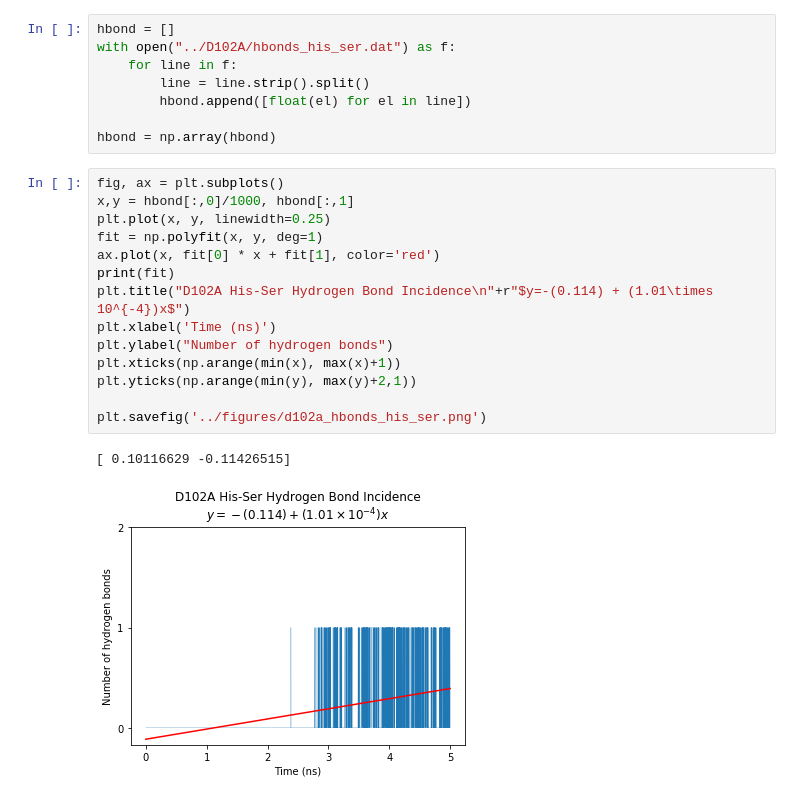
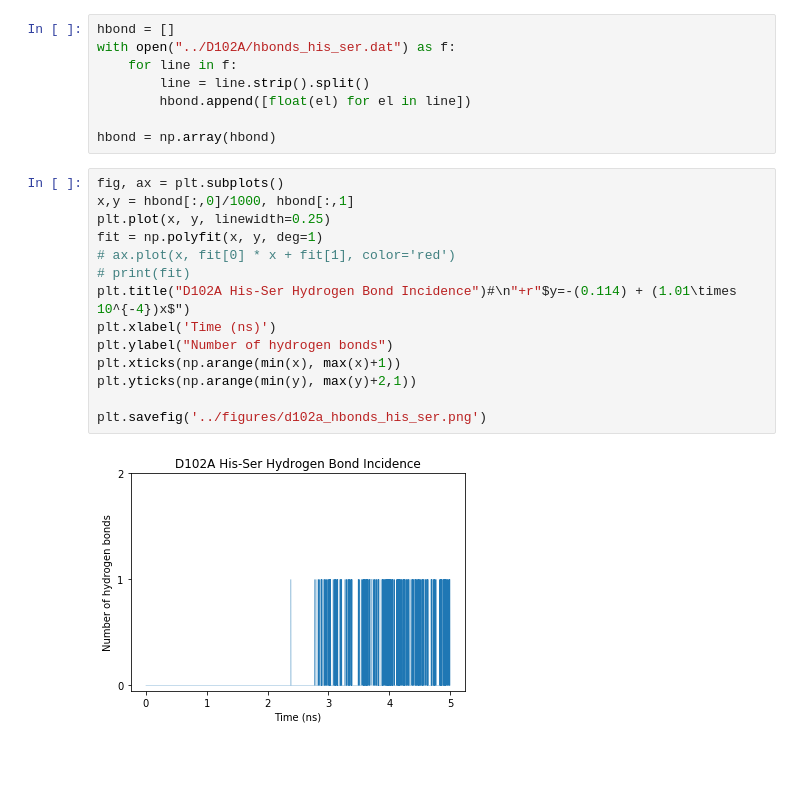
Before and after one commit to zdavidli/compbio, a Jupyter notebook: final/notebooks/D102A.ipynb, the cells around one changed output. Saved outputs shown, nothing was run; the diff lists cells and outputs as text; blank space fills up the shorter version.

Commit message:
redid plots

```diff
--- a/final/notebooks/D102A.ipynb
+++ b/final/notebooks/D102A.ipynb
@@ -45,17 +56,16 @@ hbond = np.array(hbond)
 # %%
 fig, ax = plt.subplots()
 x,y = hbond[:,0]/1000, hbond[:,1]
 plt.plot(x, y, linewidth=0.25)
 fit = np.polyfit(x, y, deg=1)
-ax.plot(x, fit[0] * x + fit[1], color='red')
-print(fit)
-plt.title("D102A His-Ser Hydrogen Bond Incidence\n"+r"$y=-(0.114) + (1.01\times 10^{-4})x$")
+# ax.plot(x, fit[0] * x + fit[1], color='red')
+# print(fit)
+plt.title("D102A His-Ser Hydrogen Bond Incidence")#\n"+r"$y=-(0.114) + (1.01\times 10^{-4})x$")
 plt.xlabel('Time (ns)')
 plt.ylabel("Number of hydrogen bonds")
 plt.xticks(np.arange(min(x), max(x)+1))
 plt.yticks(np.arange(min(y), max(y)+2,1))
 
 plt.savefig('../figures/d102a_hbonds_his_ser.png')
 # %% [output]
-[ 0.10116629 -0.11426515]
-[figure, old version]
+[figure, new version]
```
Also changed, not shown: parts of 1 cell of this notebook, 6 other files.
